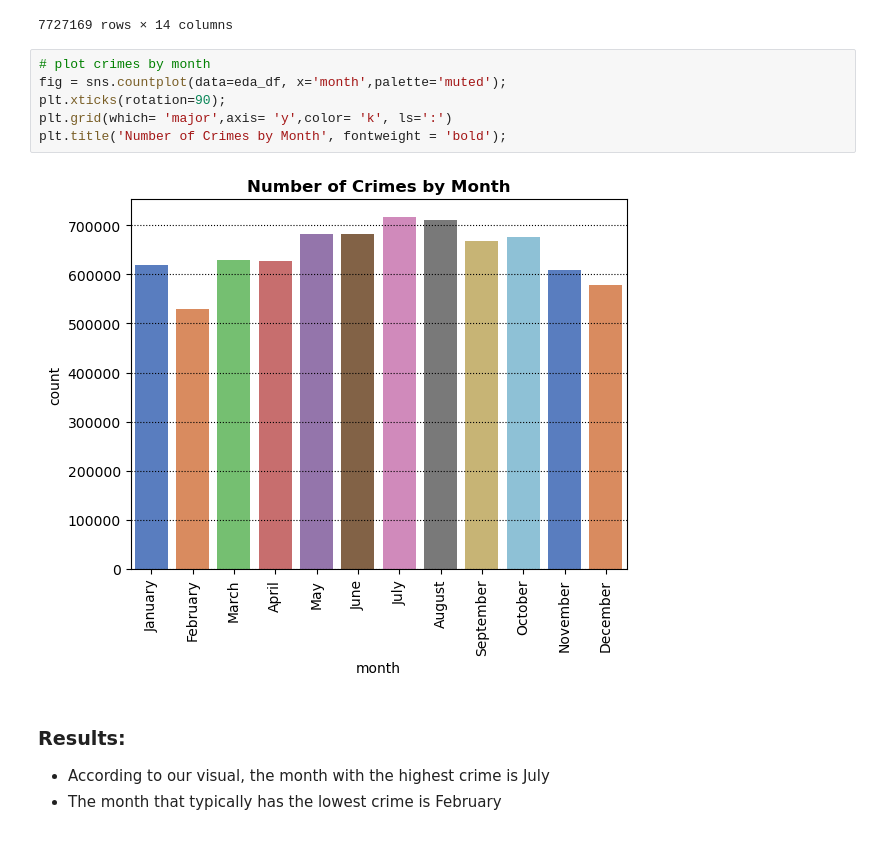
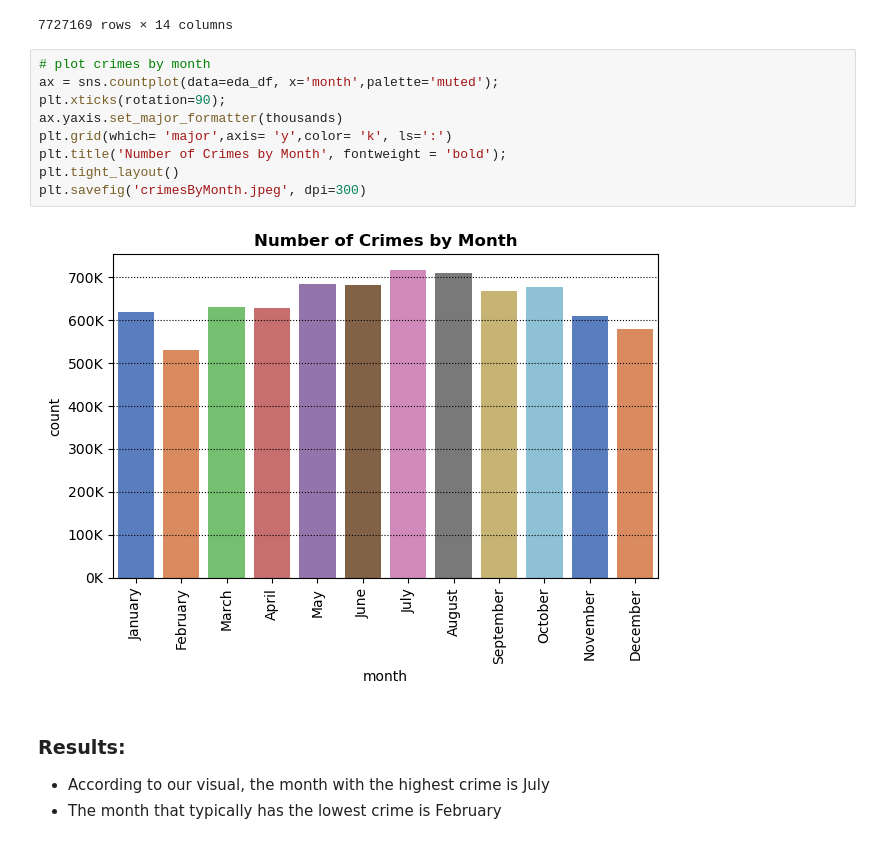
Before and after one commit to jakew4/Chicago-Crime-Data-Project, a Jupyter notebook: Part 1 - Answer reporter questions .ipynb, the cells around one changed output. Drawn from its saved outputs; the diff is of its cells as text.

```diff
--- a/Part 1 - Answer reporter questions .ipynb
+++ b/Part 1 - Answer reporter questions .ipynb
@@ -306,12 +311,15 @@ eda_df
 7727169 rows × 14 columns
 # %%
 # plot crimes by month
-fig = sns.countplot(data=eda_df, x='month',palette='muted');
+ax = sns.countplot(data=eda_df, x='month',palette='muted');
 plt.xticks(rotation=90);
+ax.yaxis.set_major_formatter(thousands)
 plt.grid(which= 'major',axis= 'y',color= 'k', ls=':')
 plt.title('Number of Crimes by Month', fontweight = 'bold');
+plt.tight_layout()
+plt.savefig('crimesByMonth.jpeg', dpi=300)
 # %% [output]
-[figure, old version]
+[figure, new version]
 # %% [markdown]
 ### Results:
 * According to our visual, the month with the highest crime is July
```
Also changed, not shown: parts of 7 cells of this notebook, 6 other files.
